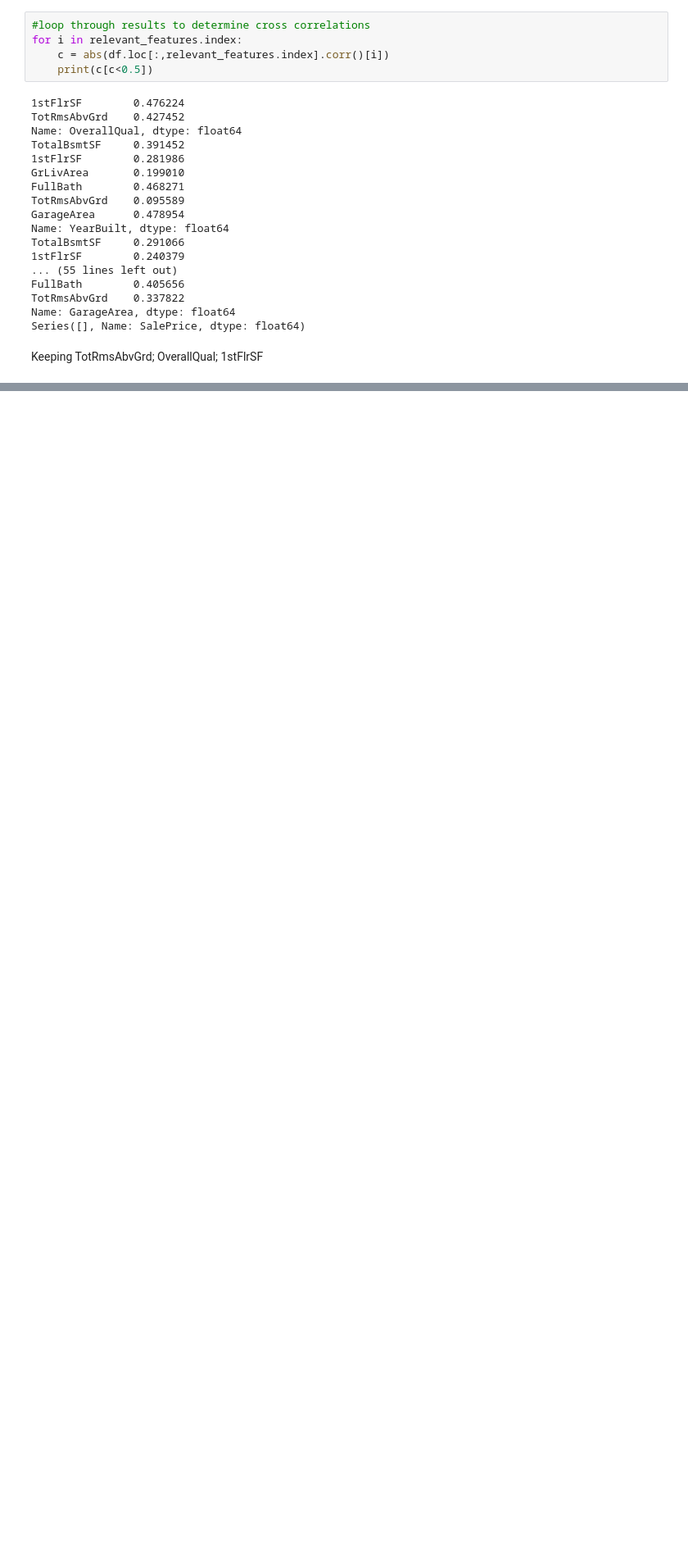
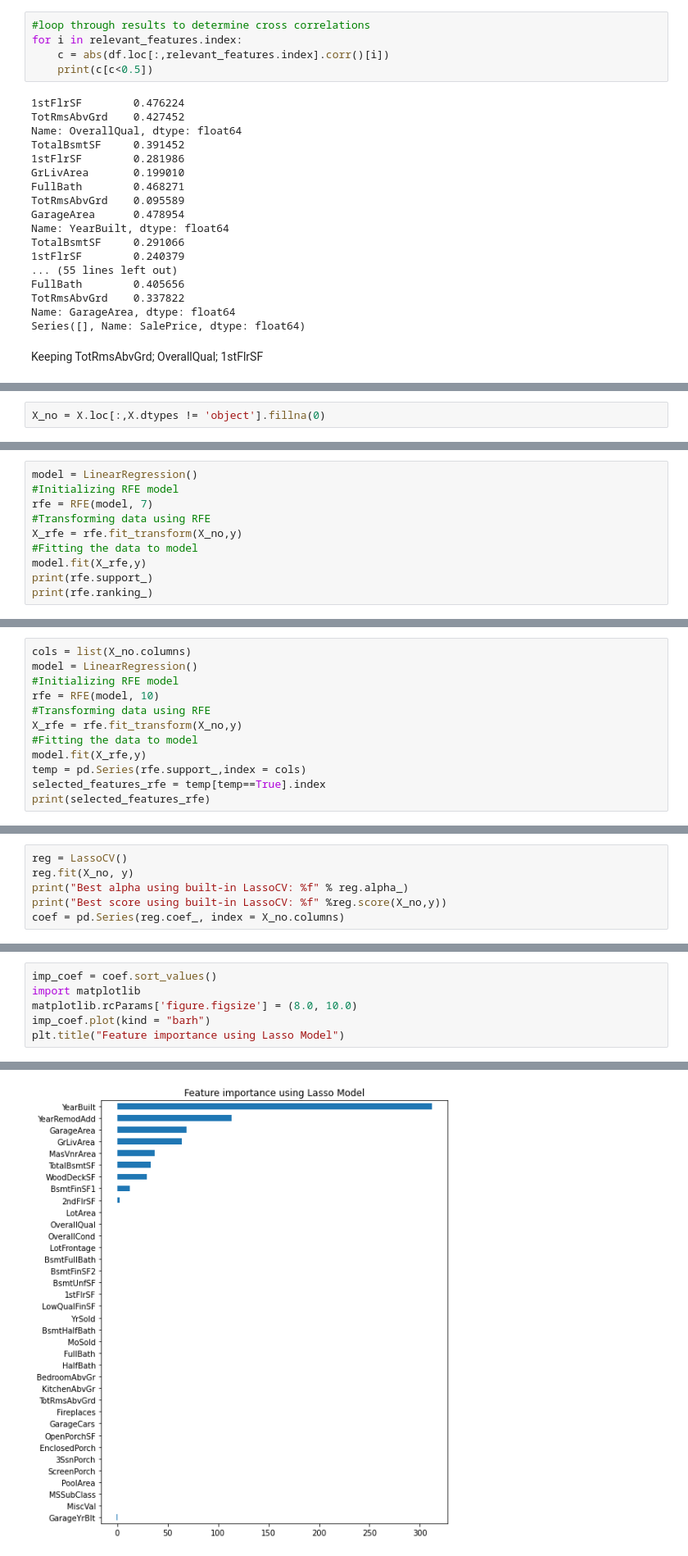
Before and after one commit to aoneil42/Kaggle, a Jupyter notebook: house-comp.ipynb, the cells around one changed output, grey strips where cells are left out. Shown at 82% size. Saved outputs shown, nothing was run; the diff lists cells and outputs as text; blank space fills up the shorter version.

```diff
--- a/house-comp.ipynb
+++ b/house-comp.ipynb
@@ -93,0 +100,2 @@ X = X[["TotRmsAbvGrd","OverallQual","1stFlrSF"]]
+# %%
+X_no = X.loc[:,X.dtypes != 'object'].fillna(0)
@@ -93,0 +146,10 @@ X = X[["TotRmsAbvGrd","OverallQual","1stFlrSF"]]
+# %%
+model = LinearRegression()
+#Initializing RFE model
+rfe = RFE(model, 7)
+#Transforming data using RFE
+X_rfe = rfe.fit_transform(X_no,y)
+#Fitting the data to model
+model.fit(X_rfe,y)
+print(rfe.support_)
+print(rfe.ranking_)
@@ -93,0 +186,12 @@ X = X[["TotRmsAbvGrd","OverallQual","1stFlrSF"]]
+# %%
+cols = list(X_no.columns)
+model = LinearRegression()
+#Initializing RFE model
+rfe = RFE(model, 10)
+#Transforming data using RFE
+X_rfe = rfe.fit_transform(X_no,y)
+#Fitting the data to model
+model.fit(X_rfe,y)
+temp = pd.Series(rfe.support_,index = cols)
+selected_features_rfe = temp[temp==True].index
+print(selected_features_rfe)
@@ -93,0 +203,6 @@ X = X[["TotRmsAbvGrd","OverallQual","1stFlrSF"]]
+# %%
+reg = LassoCV()
+reg.fit(X_no, y)
+print("Best alpha using built-in LassoCV: %f" % reg.alpha_)
+print("Best score using built-in LassoCV: %f" %reg.score(X_no,y))
+coef = pd.Series(reg.coef_, index = X_no.columns)
@@ -93,0 +216,7 @@ X = X[["TotRmsAbvGrd","OverallQual","1stFlrSF"]]
+# %%
+imp_coef = coef.sort_values()
+import matplotlib
+matplotlib.rcParams['figure.figsize'] = (8.0, 10.0)
+imp_coef.plot(kind = "barh")
+plt.title("Feature importance using Lasso Model")
+# %% [output]
@@ -93,0 +224 @@ X = X[["TotRmsAbvGrd","OverallQual","1stFlrSF"]]
+[figure, added]
```
Also changed, not shown: parts of 10 cells of this notebook.
